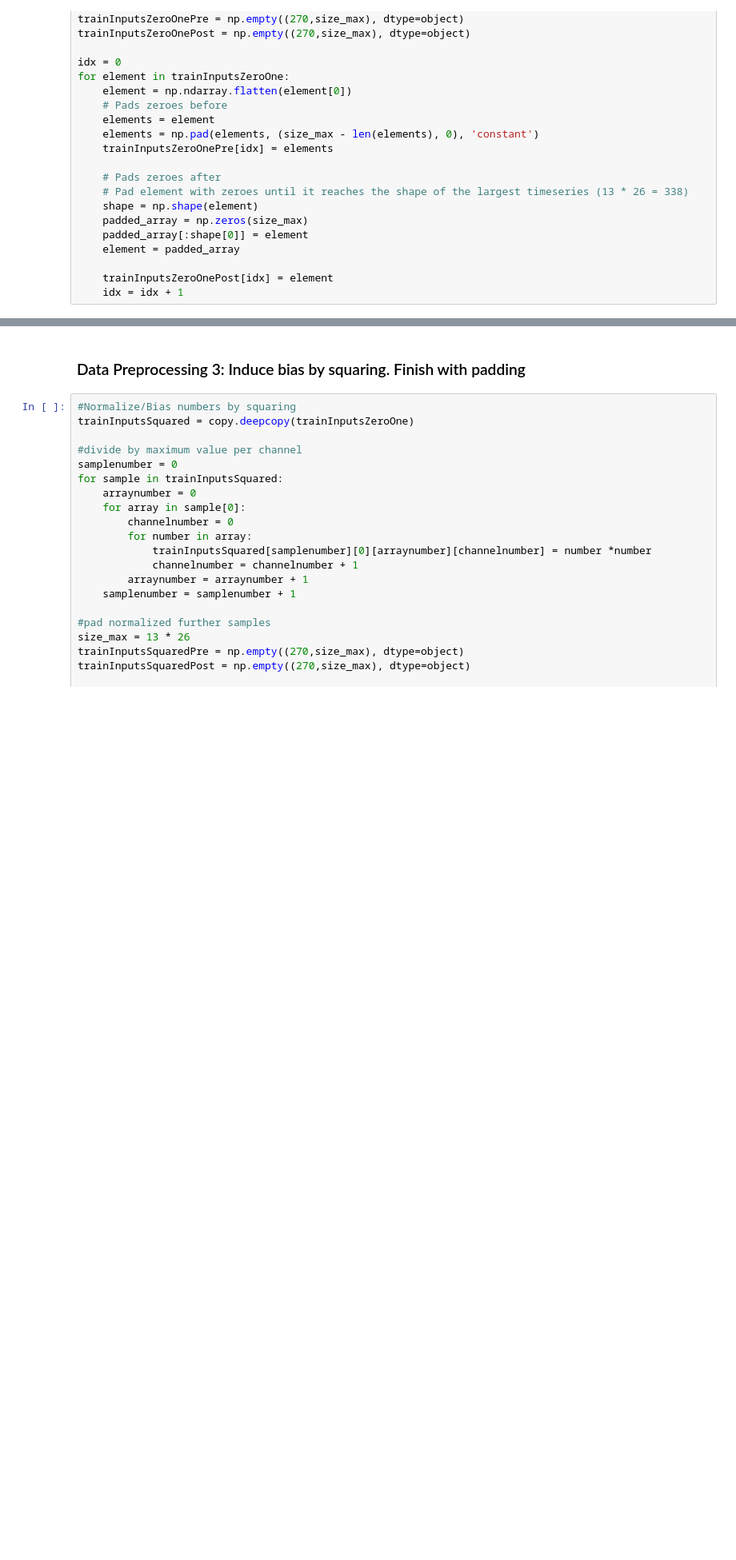
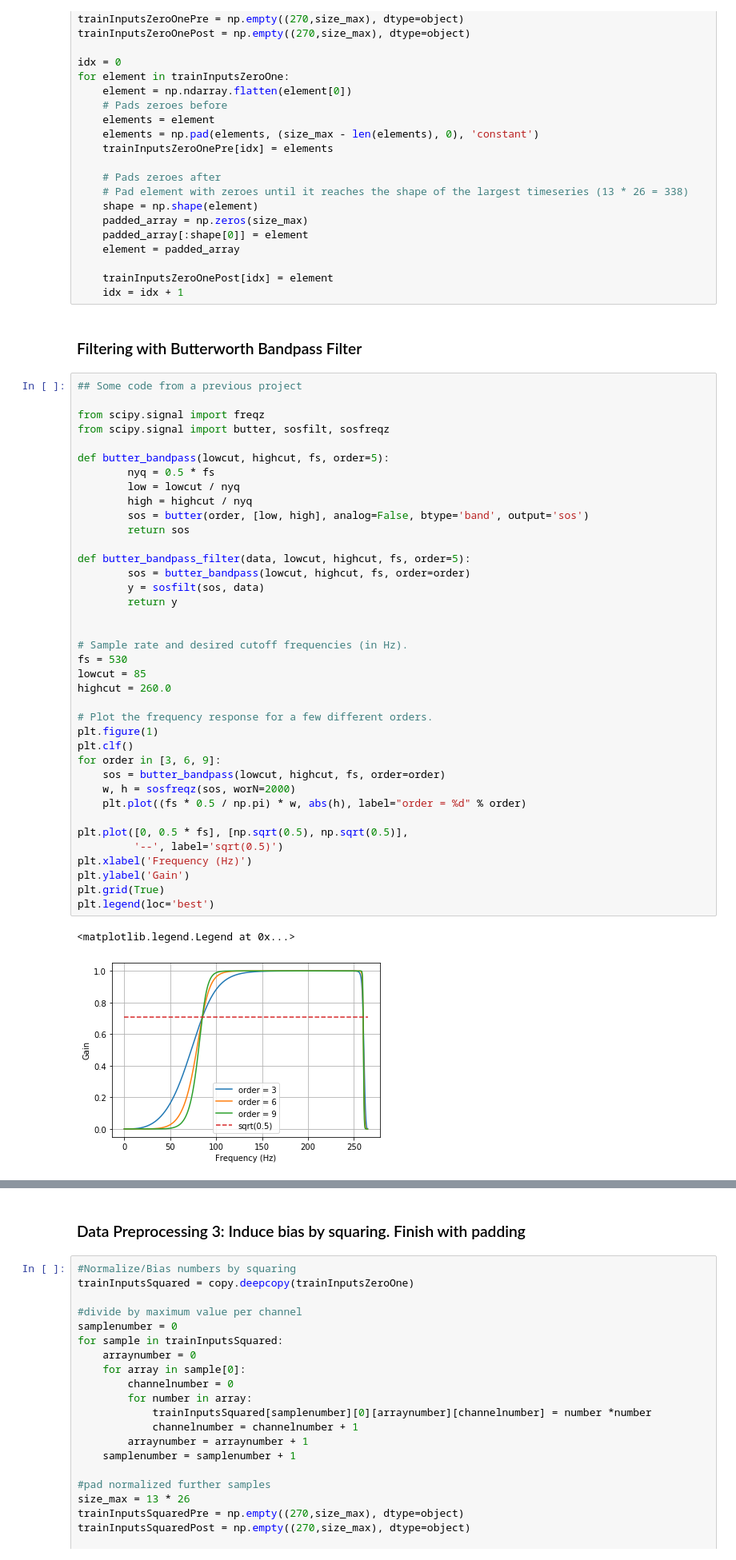
Before and after one commit to postnubilaphoebus/Jap_Speak_Recog, a Jupyter notebook: MLproject_JapaneseVowel.ipynb, the cells around one changed output, grey strips where cells are left out. Shown at 80% size. Drawn from its saved outputs; the diff is of its cells as text; blank space fills up the shorter version.

Commit message:
Pushed wrong code yesterday. This is the right code with over 96% accuracy on the split test data

```diff
--- a/MLproject_JapaneseVowel.ipynb
+++ b/MLproject_JapaneseVowel.ipynb
@@ -221,3 +221,46 @@ for element in trainInputsZeroOne:
 
     trainInputsZeroOnePost[idx] = element
     idx = idx + 1
+# %% [markdown]
+### Filtering with Butterworth Bandpass Filter
+# %%
+## Some code from a previous project
+
+from scipy.signal import freqz
+from scipy.signal import butter, sosfilt, sosfreqz
+
+def butter_bandpass(lowcut, highcut, fs, order=5):
+        nyq = 0.5 * fs
+        low = lowcut / nyq
+        high = highcut / nyq
+        sos = butter(order, [low, high], analog=False, btype='band', output='sos')
+        return sos
+
+def butter_bandpass_filter(data, lowcut, highcut, fs, order=5):
+        sos = butter_bandpass(lowcut, highcut, fs, order=order)
+        y = sosfilt(sos, data)
+        return y
+
+
+# Sample rate and desired cutoff frequencies (in Hz).
+fs = 530
+lowcut = 85
+highcut = 260.0
+
+# Plot the frequency response for a few different orders.
+plt.figure(1)
+plt.clf()
+for order in [3, 6, 9]:
+    sos = butter_bandpass(lowcut, highcut, fs, order=order)
+    w, h = sosfreqz(sos, worN=2000)
+    plt.plot((fs * 0.5 / np.pi) * w, abs(h), label="order = %d" % order)
+
+plt.plot([0, 0.5 * fs], [np.sqrt(0.5), np.sqrt(0.5)],
+         '--', label='sqrt(0.5)')
+plt.xlabel('Frequency (Hz)')
+plt.ylabel('Gain')
+plt.grid(True)
+plt.legend(loc='best')
+# %% [output]
+<matplotlib.legend.Legend at 0x...>
+[figure, added]
```
Also changed, not shown: parts of 8 cells of this notebook.
